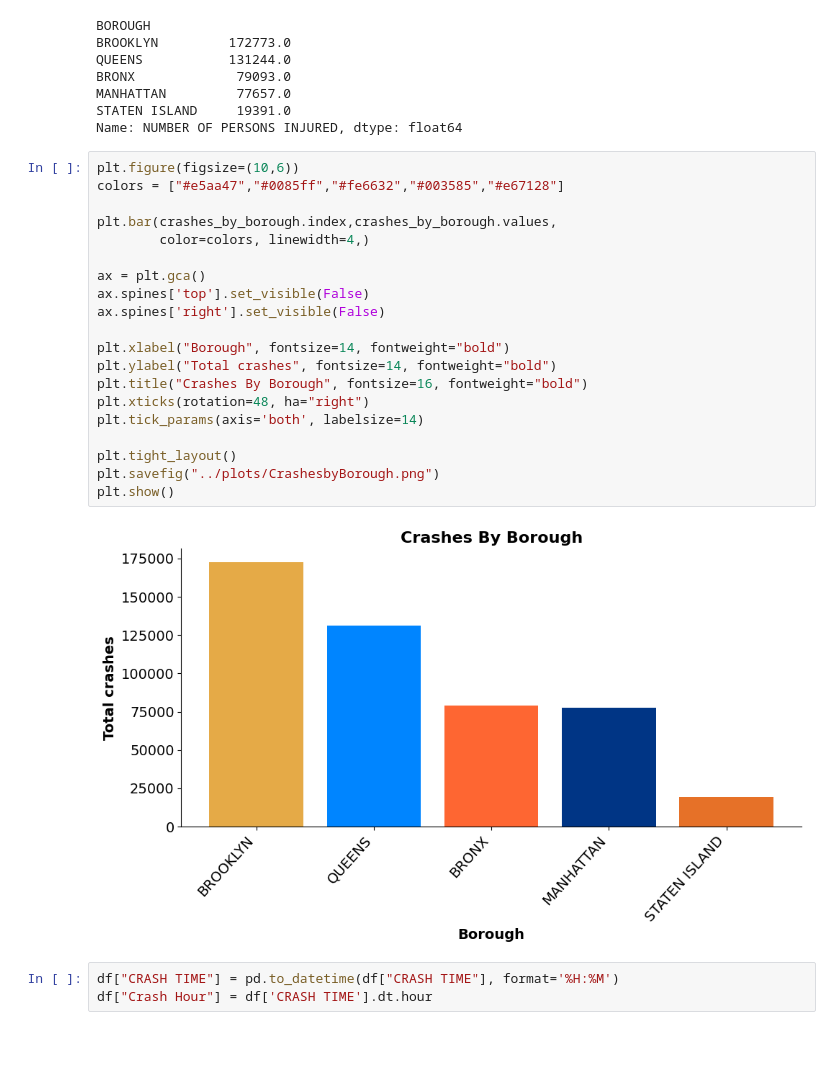
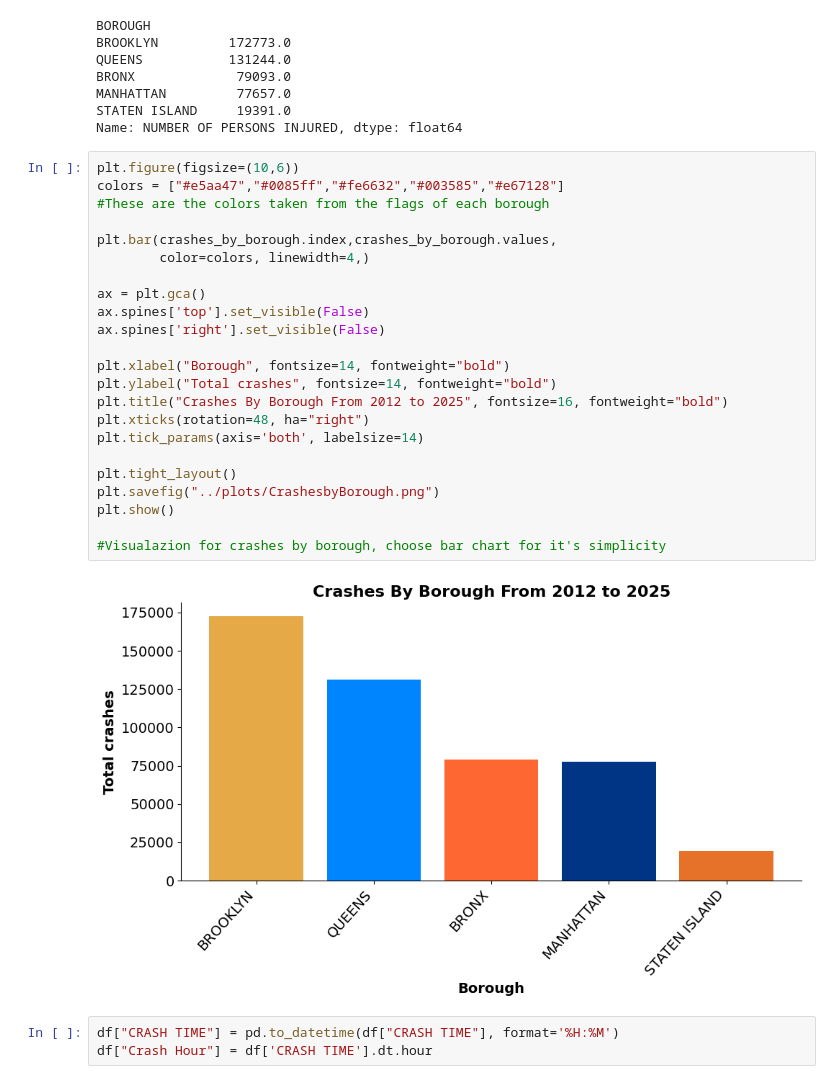
Before and after one commit to LJ-Johnson/Motor_Vehicle_Collisions_Dataset, a Jupyter notebook: notebook/Motor_Vehicle_collisions.ipynb, the cells around one changed output. Saved outputs shown, nothing was run; the diff lists cells and outputs as text; blank space fills up the shorter version.

```diff
--- a/notebook/Motor_Vehicle_collisions.ipynb
+++ b/notebook/Motor_Vehicle_collisions.ipynb
@@ -107,25 +107,28 @@ Name: NUMBER OF PERSONS INJURED, dtype: float64
 # %%
 plt.figure(figsize=(10,6))
 colors = ["#e5aa47","#0085ff","#fe6632","#003585","#e67128"]
+#These are the colors taken from the flags of each borough
 
 plt.bar(crashes_by_borough.index,crashes_by_borough.values,
         color=colors, linewidth=4,)
 
 ax = plt.gca()
 ax.spines['top'].set_visible(False)
 ax.spines['right'].set_visible(False)
 
 plt.xlabel("Borough", fontsize=14, fontweight="bold")
 plt.ylabel("Total crashes", fontsize=14, fontweight="bold")
-plt.title("Crashes By Borough", fontsize=16, fontweight="bold")
+plt.title("Crashes By Borough From 2012 to 2025", fontsize=16, fontweight="bold")
 plt.xticks(rotation=48, ha="right")
 plt.tick_params(axis='both', labelsize=14)
 
 plt.tight_layout()
 plt.savefig("../plots/CrashesbyBorough.png")
 plt.show()
+
+#Visualazion for crashes by borough, choose bar chart for it's simplicity
 # %% [output]
-[figure, old version]
+[figure, new version]
 # %%
 df["CRASH TIME"] = pd.to_datetime(df["CRASH TIME"], format='%H:%M')
 df["Crash Hour"] = df['CRASH TIME'].dt.hour
```
Also changed, not shown: parts of 4 cells of this notebook, 4 other files.
